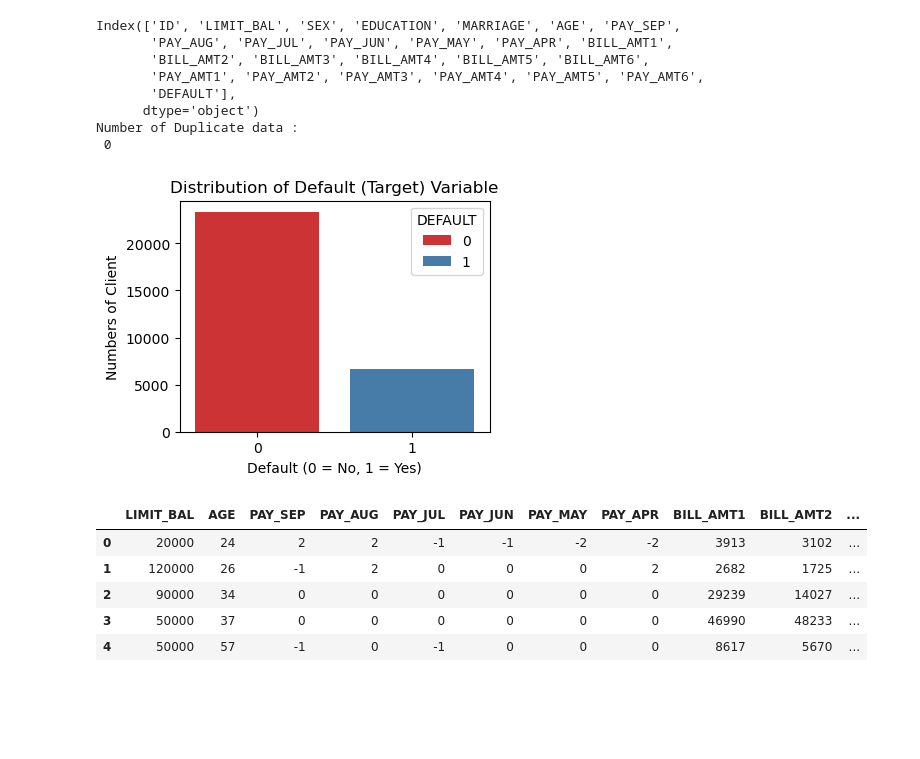
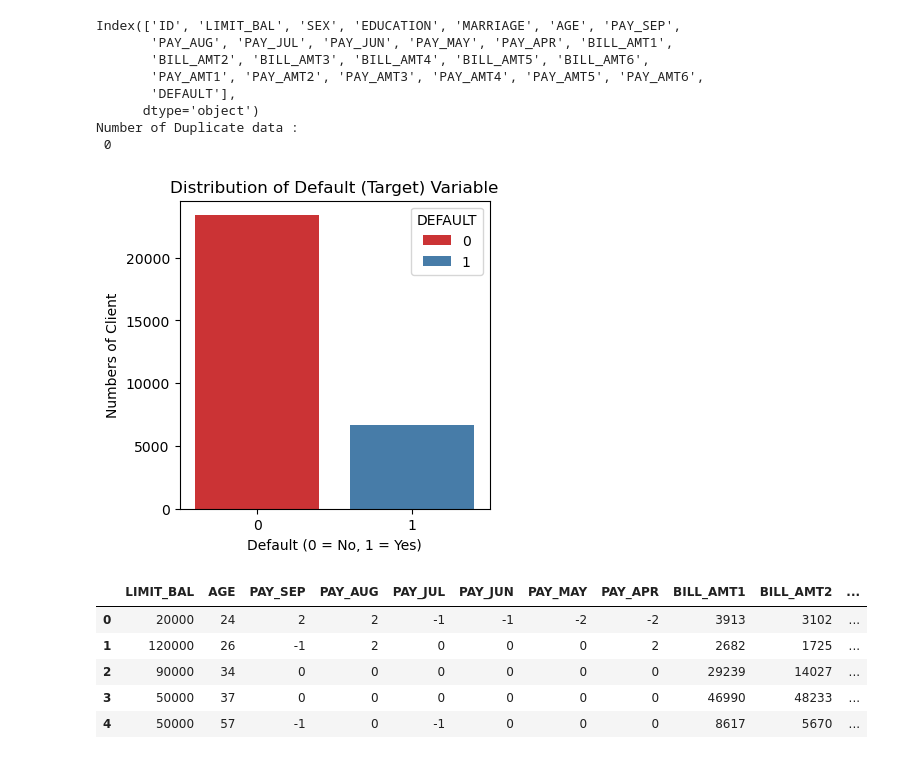
Before and after one commit to pradeepkhadka505/7072CEM-CourseWork, a Jupyter notebook: DefaultPayment_Of_ClientCreditCard_Prediction.ipynb, the cells around one changed output. Cells and saved outputs as stored; diff of their text form; code cells hidden in the pictures; blank space fills up the shorter version.

```diff
--- a/DefaultPayment_Of_ClientCreditCard_Prediction.ipynb
+++ b/DefaultPayment_Of_ClientCreditCard_Prediction.ipynb
@@ -163,12 +136,29 @@ memory usage: 5.7 MB
 # %% [markdown]
 #### Step-4 Data Cleaning & preprocessing
 # %%
-# Rename columns for easier reference
+#Columns Name Transformations
 data.rename(columns={
     "PAY_0": "PAY_SEP", "PAY_2": "PAY_AUG", "PAY_3": "PAY_JUL",
     "PAY_4": "PAY_JUN", "PAY_5": "PAY_MAY", "PAY_6": "PAY_APR",
     "default payment next month": "DEFAULT"
 }, inplace=True)
-data.head()
+
+#for easy understand and value changes
+data['EDUCATION'] = data['EDUCATION'].replace({0: 4, 5: 4, 6: 4})
+data['EDUCATION'] = data['EDUCATION'].map({
+    1: 'Graduate School',
+    2: 'University',
+    3: 'High School',
+    4: 'Others'
+})
+
+# Recode MARRIAGE categories
+data['MARRIAGE'] = data['MARRIAGE'].replace({0: 3})
+data['MARRIAGE'] = data['MARRIAGE'].map({
+    1: 'Married',
+    2: 'Single',
+    3: 'Others'
+})
+data.head(20)
 # %% [output]
 |  | ID | LIMIT_BAL | SEX | EDUCATION | MARRIAGE | AGE | PAY_SEP | PAY_AUG | PAY_JUL | PAY_JUN | ... |
@@ -193,14 +194,15 @@ Number of Duplicate data :
  0
 # %%
 # Plot the target variable
-plt.figure(figsize=(4, 3))
+plt.figure(figsize=(4, 4))
 sns.countplot(x='DEFAULT', data=data, palette='Set1', hue='DEFAULT')
 plt.title('Distribution of Default (Target) Variable')
 plt.xlabel('Default (0 = No, 1 = Yes)')
 plt.ylabel('Numbers of Client')
+plt.savefig('./imbalanced_plot.svg')
 plt.show()
 # %% [output]
-[figure, old version]
+[figure, new version]
 # %%
 #1- means to fail to make debt
 #0 means sucessful to pay
```
Also changed, not shown: parts of 57 cells of this notebook, 1 other file.
